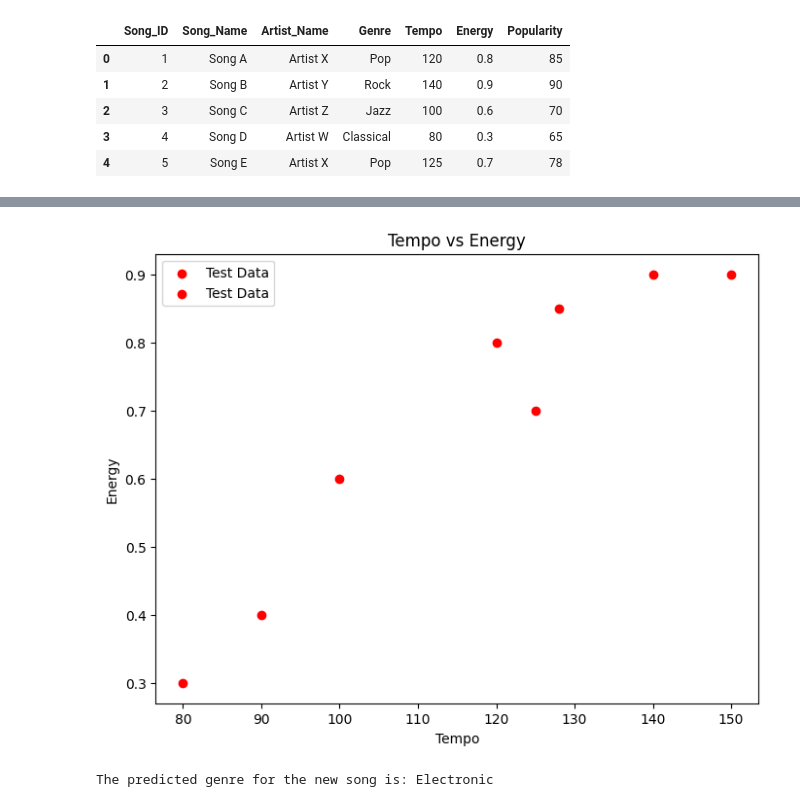
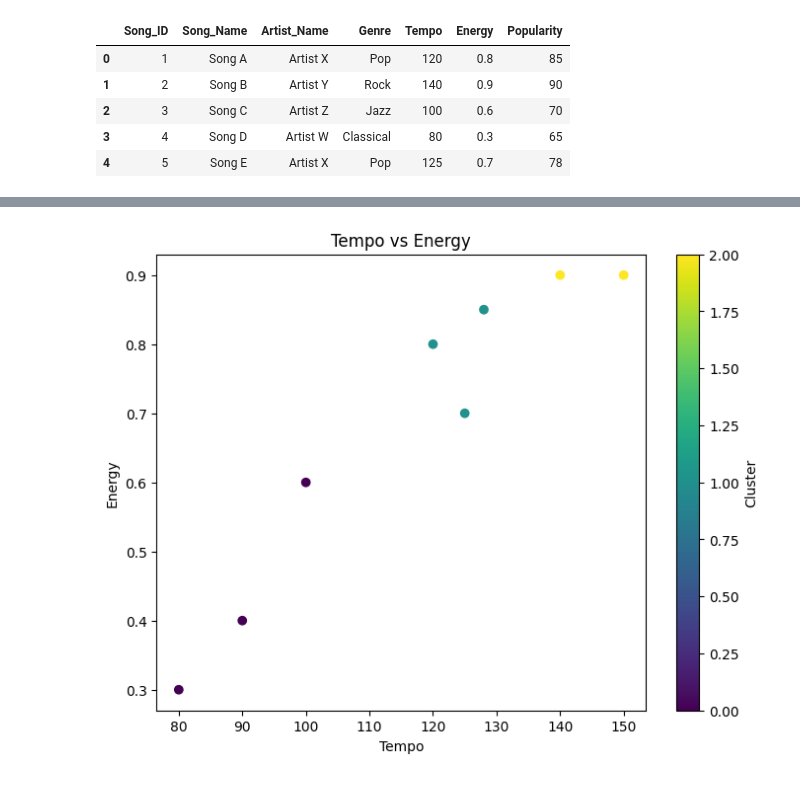
Before and after one commit to Priyesh29sri/Machine-Learning-, a Jupyter notebook: Music_Recommendation_System_(K_means_clusturing).ipynb, the cells around one changed output, grey strips where cells are left out. Saved outputs shown, nothing was run; the diff lists cells and outputs as text; code cells hidden in the pictures.

```diff
--- a/Music_Recommendation_System_(K_means_clusturing).ipynb
+++ b/Music_Recommendation_System_(K_means_clusturing).ipynb
@@ -101,0 +44,6 @@ Model Accuracy: 0.000000%
+# %%
+kmeans = KMeans(n_clusters=3, random_state=42)
+kmeans.fit(X)
+
+df['Cluster'] = kmeans.labels_
+print(df)
@@ -102,20 +60,10 @@ Model Accuracy: 0.000000%
 # %%
 plt.figure(figsize=(8,6))
-
-plt.scatter(X_train['Tempo'],X_train['Energy'],c='red',label= 'Test Data')
-
-plt.scatter(X_test['Tempo'], X_test['Energy'], c='red', label= 'Test Data')
-
+plt.scatter(X['Tempo'],X['Energy'], c=kmeans.labels_, cmap='viridis')
 plt.xlabel('Tempo')
 plt.ylabel('Energy')
 plt.title('Tempo vs Energy')
-plt.legend()
+plt.colorbar(label="Cluster")
 plt.show()
 # %% [output]
-[figure, old version]
+[figure, new version]
-# %%
-new_song = [[130,0.75,80]]
-predicted_genre = knn.predict(new_song)
-print(f"The predicted genre for the new song is: {predicted_genre[0]}")
-# %% [output]
-The predicted genre for the new song is: Electronic
```
Also changed, not shown: parts of 9 cells of this notebook.
